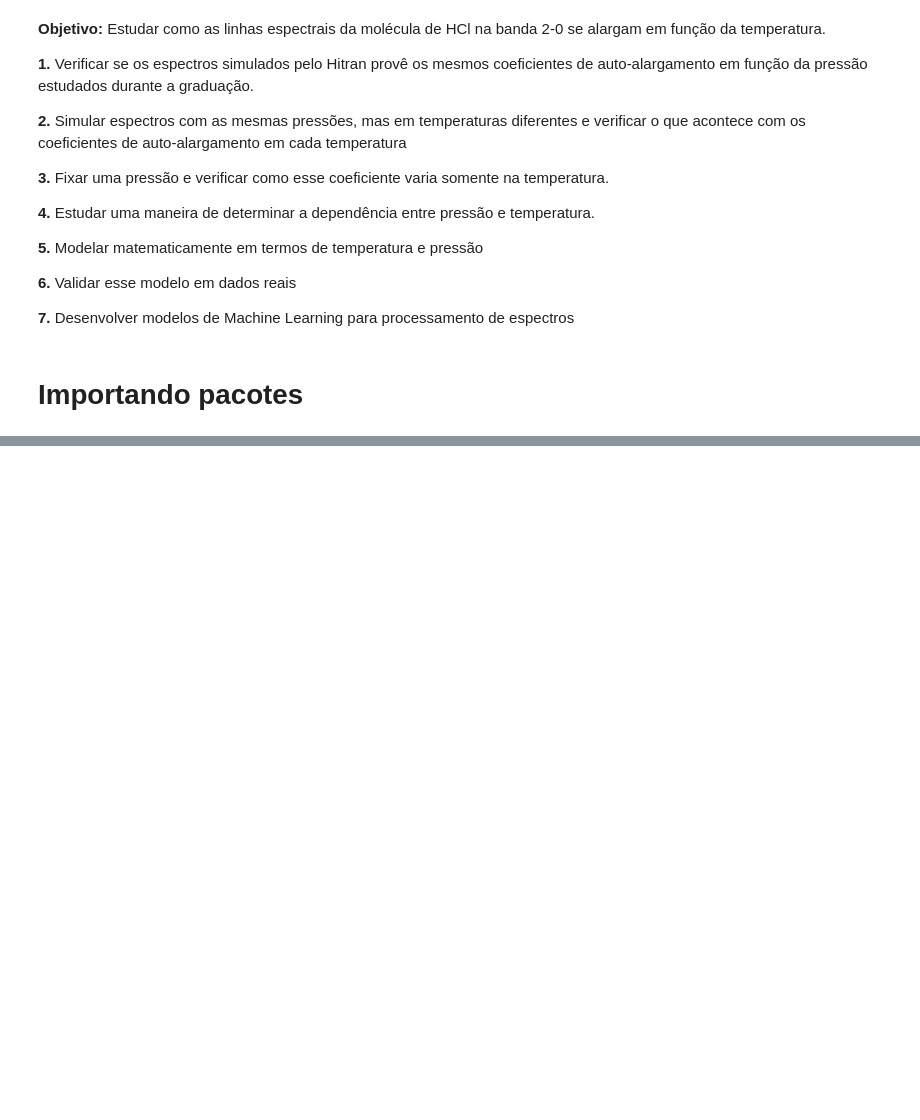
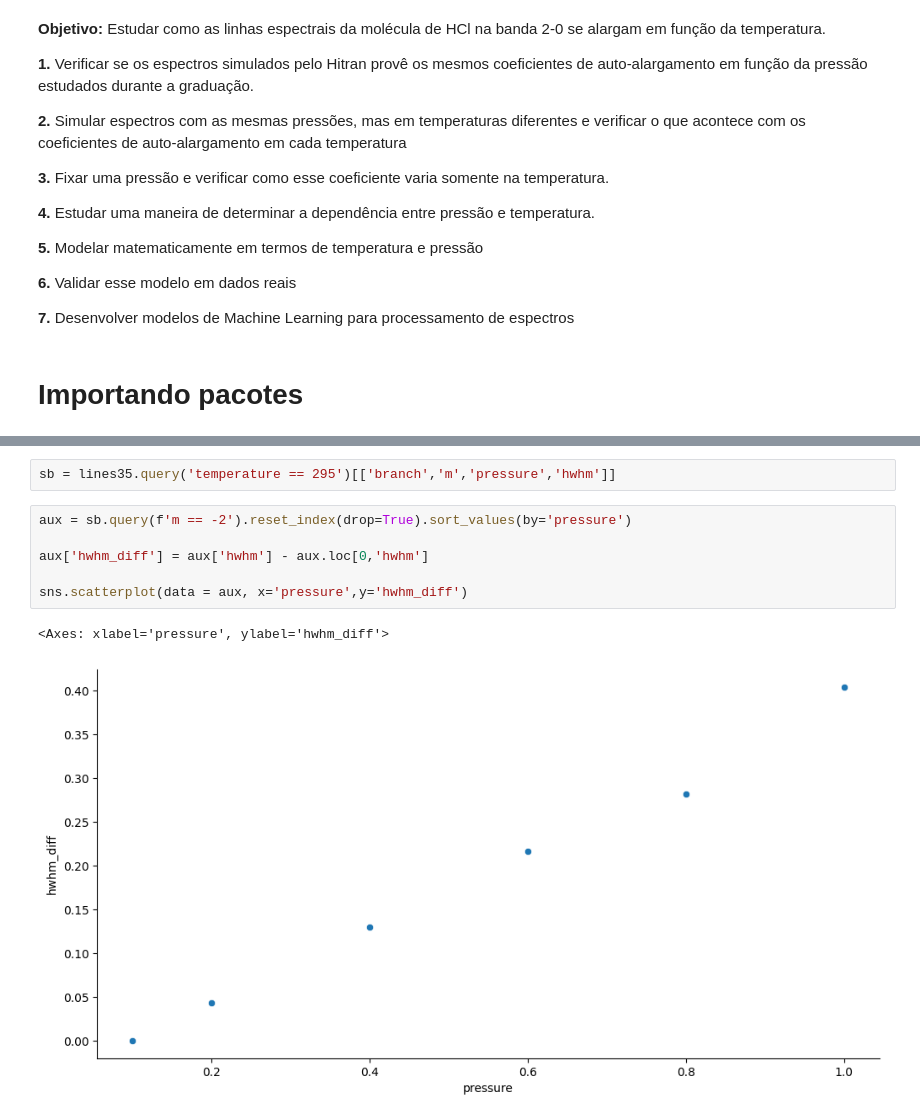
Before and after one commit to Alexandre-Esposte/LineProphet-Machine-Learning-for-Spectral-Attributes, a Jupyter notebook: nbs/selfBroadeningHCl.ipynb, the cells around one changed output, grey strips where cells are left out. Saved outputs shown, nothing was run; the diff lists cells and outputs as text; blank space fills up the shorter version.

```diff
--- a/nbs/selfBroadeningHCl.ipynb
+++ b/nbs/selfBroadeningHCl.ipynb
@@ -68,0 +192,11 @@ pd.read_csv('../database/lines.csv')
+# %%
+sb = lines35.query('temperature == 295')[['branch','m','pressure','hwhm']]
+# %%
+aux = sb.query(f'm == -2').reset_index(drop=True).sort_values(by='pressure')
+
+aux['hwhm_diff'] = aux['hwhm'] - aux.loc[0,'hwhm']
+
+sns.scatterplot(data = aux, x='pressure',y='hwhm_diff')
+# %% [output]
+<Axes: xlabel='pressure', ylabel='hwhm_diff'>
+[figure, added]
```
Also changed, not shown: parts of 16 cells of this notebook, 4 other files.
